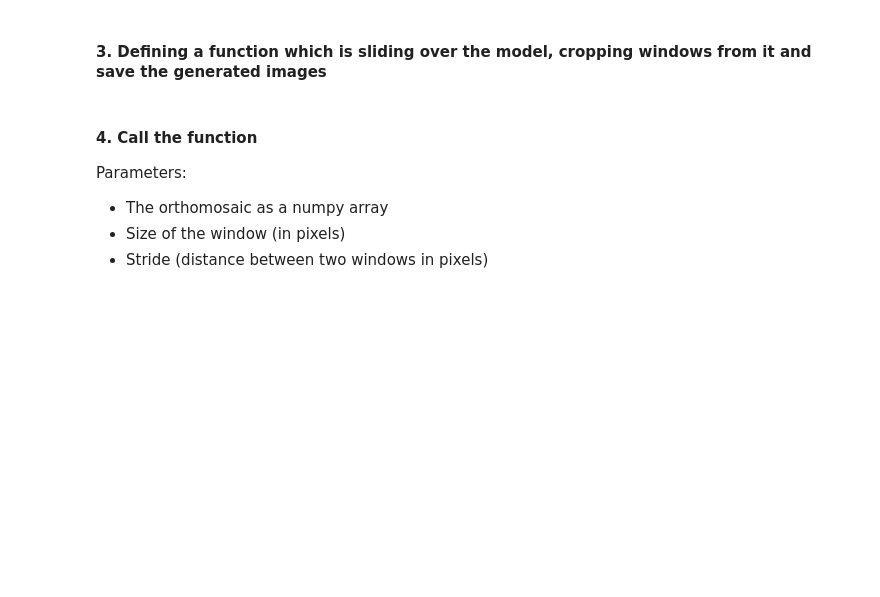
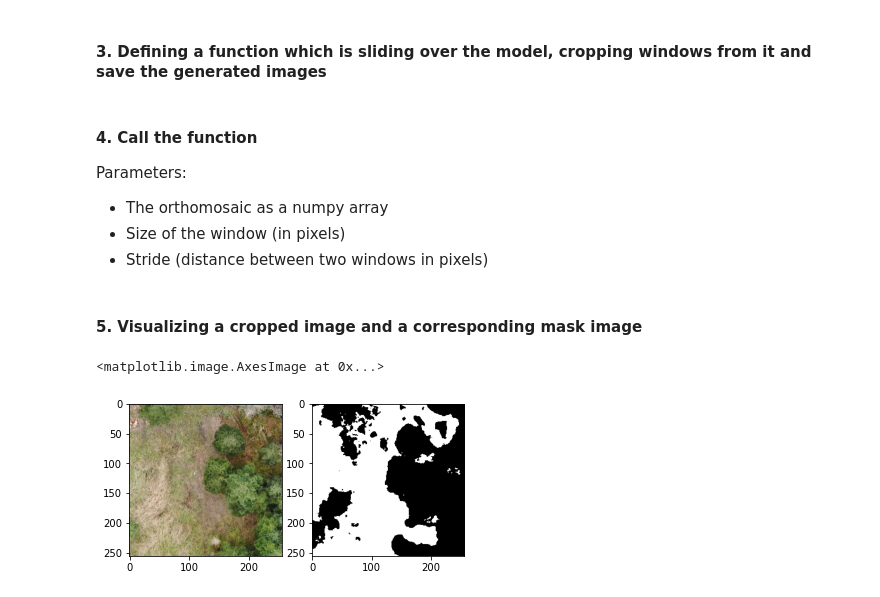
Before and after one commit to ihabram/HBRS-RnD, a Jupyter notebook: Sources/Sliding_window.ipynb, the cells around one changed output. Drawn from its saved outputs; the diff is of its cells as text; code cells hidden in the pictures; blank space fills up the shorter version.

Commit message:
Visualization added

```diff
--- a/Sources/Sliding_window.ipynb
+++ b/Sources/Sliding_window.ipynb
@@ -97,3 +97,15 @@ Parameters:
 # %%
 sliding_window(ortho_array, 256, 256)
 sliding_window(mask_array, 256, 256)
+# %% [markdown]
+#### 5. Visualizing a cropped image and a corresponding mask image
+# %%
+img_rgb = plt.imread('../Images/Sliding_window/rgb/18_5.png')
+img_mask= plt.imread('../Images/Sliding_window/mask/18_5.png')
+
+f, axarr = plt.subplots(1,2)
+axarr[0].imshow(img_rgb)
+axarr[1].imshow(img_mask)
+# %% [output]
+<matplotlib.image.AxesImage at 0x...>
+[figure, added]
```
